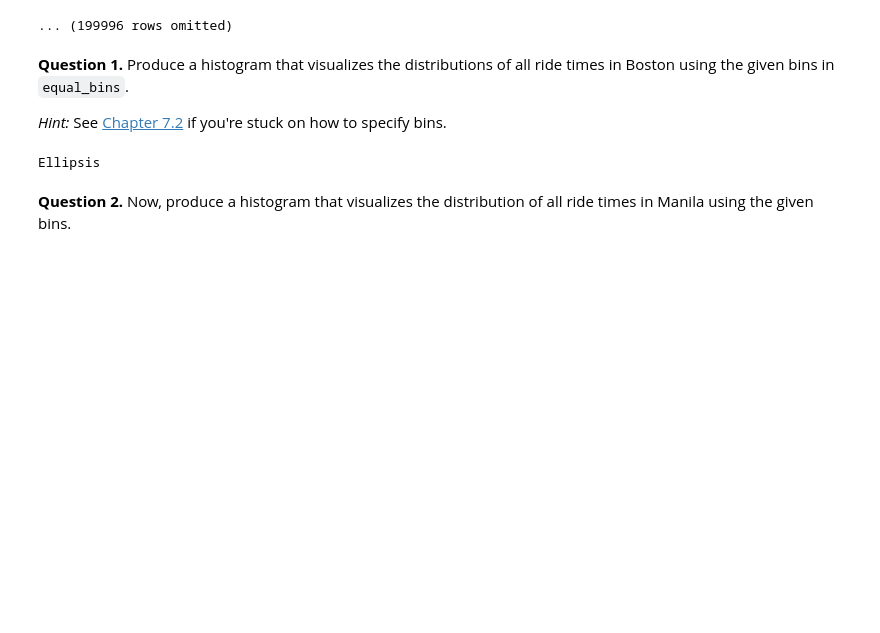
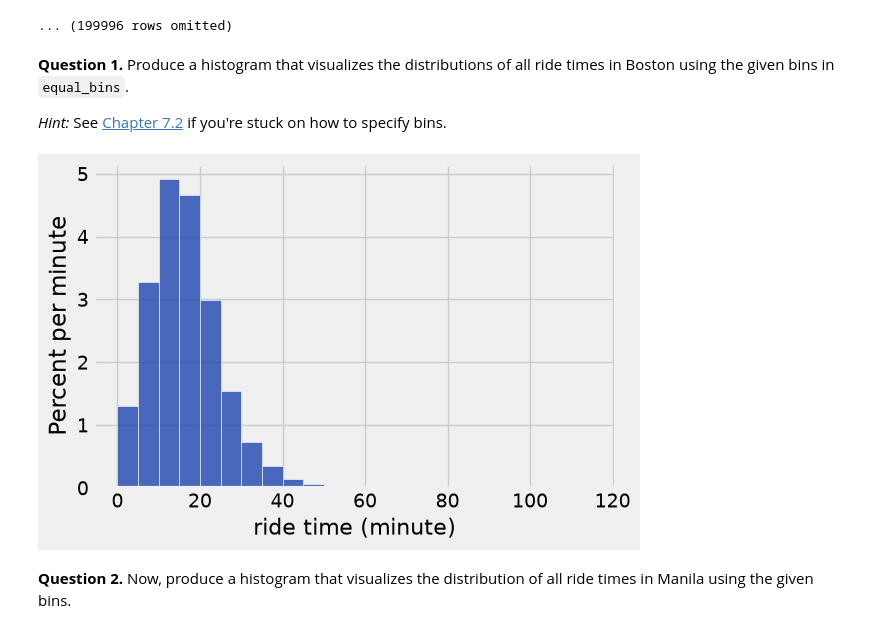
Before and after one commit to miracomstock/MCNewRepo, a Jupyter notebook: Homework 3 - Visualizations/hw03.ipynb, the cells around one changed output. Drawn from its saved outputs; the diff is of its cells as text; code cells hidden in the pictures; blank space fills up the shorter version.

```diff
--- a/Homework 3 - Visualizations/hw03.ipynb
+++ b/Homework 3 - Visualizations/hw03.ipynb
@@ -342,9 +342,9 @@ Manila Table
 *Hint:* See [Chapter 7.2](https://inferentialthinking.com/chapters/07/2/Visualizing_Numerical_Distributions.html) if you're stuck on how to specify bins.
 # %%
 equal_bins = np.arange(0, 120, 5)
-...
+boston.hist("ride time", bins=equal_bins, unit="minute")
 # %% [output]
-Ellipsis
+[figure, added]
 # %% [markdown]
 <!-- END QUESTION -->
 
```
Also changed, not shown: parts of 20 cells of this notebook, 2 other files.
